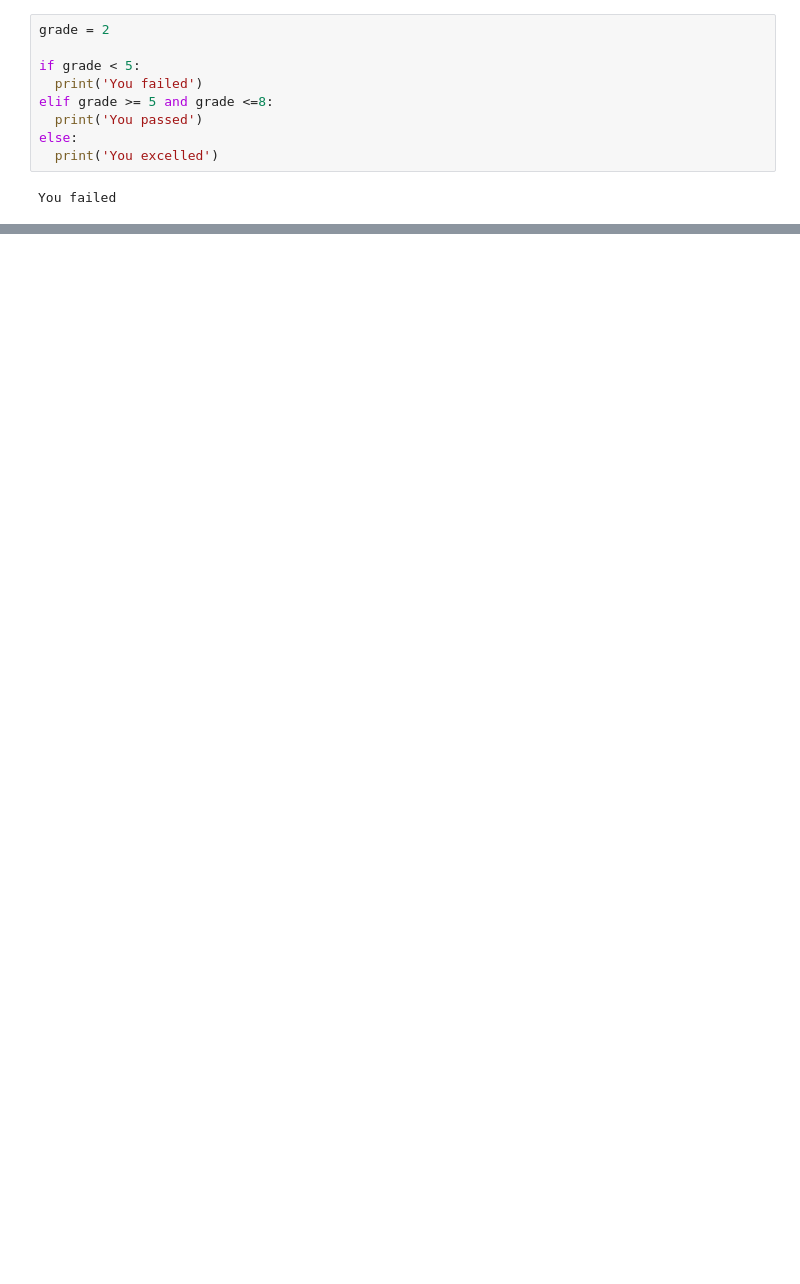
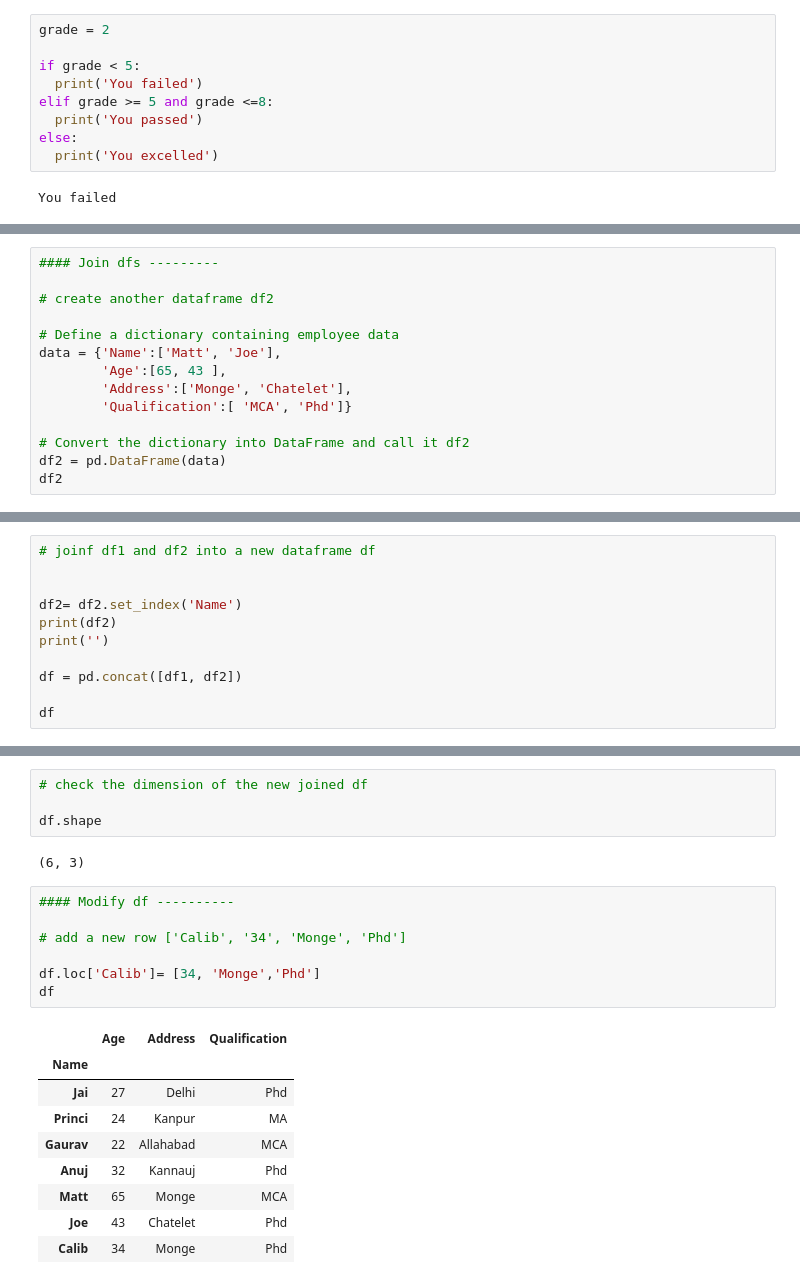
Before and after one commit to datalover2023/Excel_Automation, a Jupyter notebook: Practice_Module_1.ipynb, the cells around one changed output, grey strips where cells are left out. Cells and saved outputs as stored; diff of their text form; blank space fills up the shorter version.

```diff
--- a/Practice_Module_1.ipynb
+++ b/Practice_Module_1.ipynb
@@ -23,0 +297,14 @@ You failed
+# %%
+#### Join dfs ---------
+
+# create another dataframe df2
+
+# Define a dictionary containing employee data
+data = {'Name':['Matt', 'Joe'],
+        'Age':[65, 43 ],
+        'Address':['Monge', 'Chatelet'],
+        'Qualification':[ 'MCA', 'Phd']}
+
+# Convert the dictionary into DataFrame and call it df2
+df2 = pd.DataFrame(data)
+df2
@@ -23,0 +315,11 @@ You failed
+# %%
+# joinf df1 and df2 into a new dataframe df
+
+
+df2= df2.set_index('Name')
+print(df2)
+print('')
+
+df = pd.concat([df1, df2])
+
+df
@@ -23,0 +339,23 @@ You failed
+# %%
+# check the dimension of the new joined df
+
+df.shape
+# %% [output]
+(6, 3)
+# %%
+#### Modify df ----------
+
+# add a new row ['Calib', '34', 'Monge', 'Phd']
+
+df.loc['Calib']= [34, 'Monge','Phd']
+df
+# %% [output]
+|  | Age | Address | Qualification |
+| Name |  |  |  |
+| Jai | 27 | Delhi | Phd |
+| Princi | 24 | Kanpur | MA |
+| Gaurav | 22 | Allahabad | MCA |
+| Anuj | 32 | Kannauj | Phd |
+| Matt | 65 | Monge | MCA |
+| Joe | 43 | Chatelet | Phd |
+| Calib | 34 | Monge | Phd |
```
Also changed, not shown: parts of 27 cells of this notebook.
